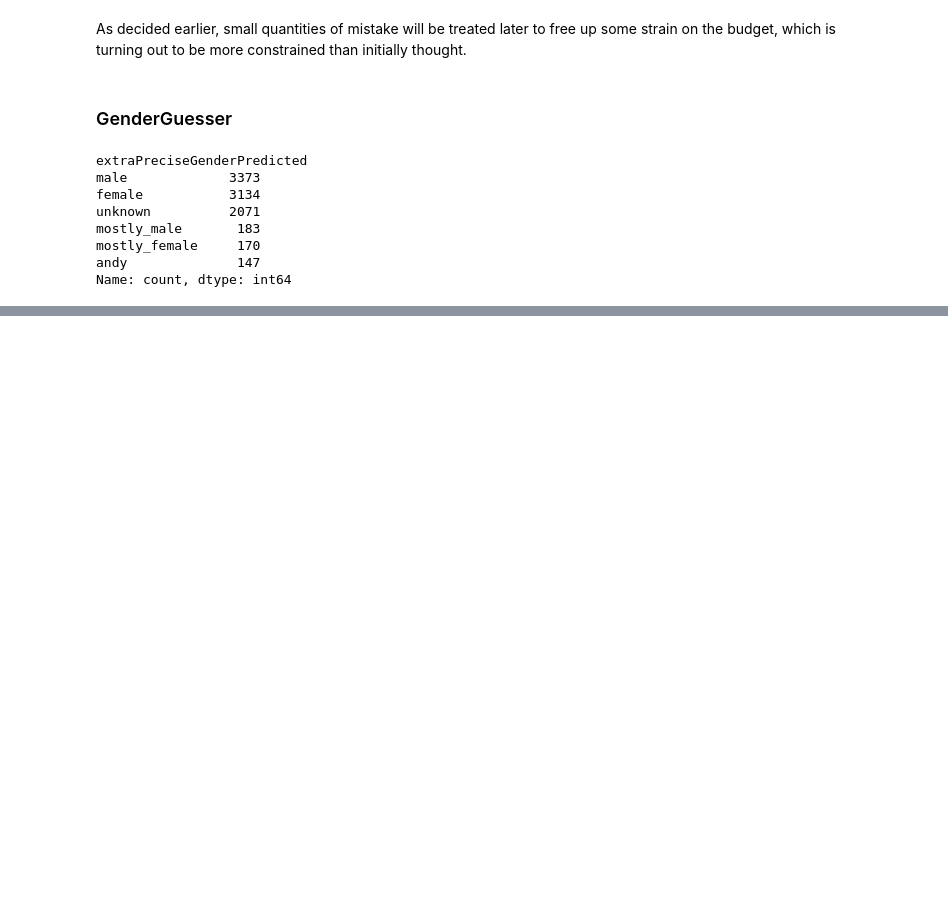
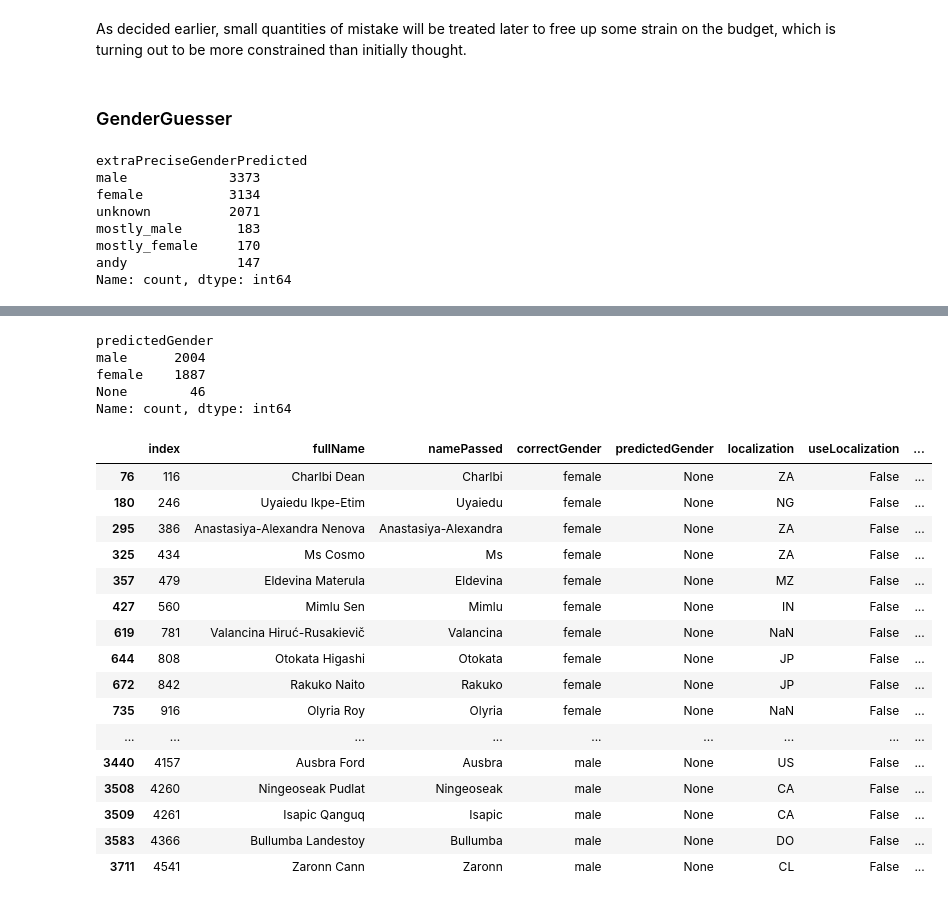
Before and after one commit to Briefgarde/name2genderresearch, a Jupyter notebook: notebooks/testing/testing.ipynb, the cells around one changed output, grey strips where cells are left out. Saved outputs shown, nothing was run; the diff lists cells and outputs as text; code cells hidden in the pictures; blank space fills up the shorter version.

Commit message:
tested genderize on wikidata first no iso

```diff
--- a/notebooks/testing/testing.ipynb
+++ b/notebooks/testing/testing.ipynb
@@ -513,0 +444,6 @@ result_kaggle_First_GenderGuesser.to_csv("C:/Users/brief/Desktop/Master/Ecole/Se
+# %%
+wikidata_First_NoCountry = master_df[
+    (master_df['source'] == 'wikidata') &
+    (master_df['firstName'].notnull())
+]
+wikidata_First_NoCountry.shape
@@ -513,0 +454,10 @@ result_kaggle_First_GenderGuesser.to_csv("C:/Users/brief/Desktop/Master/Ecole/Se
+# %%
+result_Wikidata_First_NoCountry_Genderize = await run_batched(
+    wrapper_class=wrapper.GenderizeWrapper,
+    df=wikidata_First_NoCountry,
+    batch_size=200,
+    pause_seconds=0,
+    useLocalization=False
+)
+print(result_Wikidata_First_NoCountry_Genderize.shape)
+result_Wikidata_First_NoCountry_Genderize
@@ -513,0 +478,30 @@ result_kaggle_First_GenderGuesser.to_csv("C:/Users/brief/Desktop/Master/Ecole/Se
+# %%
+result_Wikidata_First_NoCountry_Genderize['predictedGender'].value_counts(dropna=False)
+# %% [output]
+predictedGender
+male      2004
+female    1887
+None        46
+Name: count, dtype: int64
+# %%
+result_Wikidata_First_NoCountry_Genderize[
+    ~result_Wikidata_First_NoCountry_Genderize['predictedGender'].isin(['female', 'male'])
+    ]
+# %% [output]
+|  | index | fullName | namePassed | correctGender | predictedGender | localization | useLocalization | ... |
+| 76 | 116 | Charlbi Dean | Charlbi | female | None | ZA | False | ... |
+| 180 | 246 | Uyaiedu Ikpe-Etim | Uyaiedu | female | None | NG | False | ... |
+| 295 | 386 | Anastasiya-Alexandra Nenova | Anastasiya-Alexandra | female | None | ZA | False | ... |
+| 325 | 434 | Ms Cosmo | Ms | female | None | ZA | False | ... |
+| 357 | 479 | Eldevina Materula | Eldevina | female | None | MZ | False | ... |
+| 427 | 560 | Mimlu Sen | Mimlu | female | None | IN | False | ... |
+| 619 | 781 | Valancina Hiruć-Rusakievič | Valancina | female | None | NaN | False | ... |
+| 644 | 808 | Otokata Higashi | Otokata | female | None | JP | False | ... |
+| 672 | 842 | Rakuko Naito | Rakuko | female | None | JP | False | ... |
+| 735 | 916 | Olyria Roy | Olyria | female | None | NaN | False | ... |
+| ... | ... | ... | ... | ... | ... | ... | ... | ... |
+| 3440 | 4157 | Ausbra Ford | Ausbra | male | None | US | False | ... |
+| 3508 | 4260 | Ningeoseak Pudlat | Ningeoseak | male | None | CA | False | ... |
+| 3509 | 4261 | Isapic Qanguq | Isapic | male | None | CA | False | ... |
+| 3583 | 4366 | Bullumba Landestoy | Bullumba | male | None | DO | False | ... |
+| 3711 | 4541 | Zaronn Cann | Zaronn | male | None | CL | False | ... |
```
Also changed, not shown: parts of 18 cells of this notebook, 1 other file.
